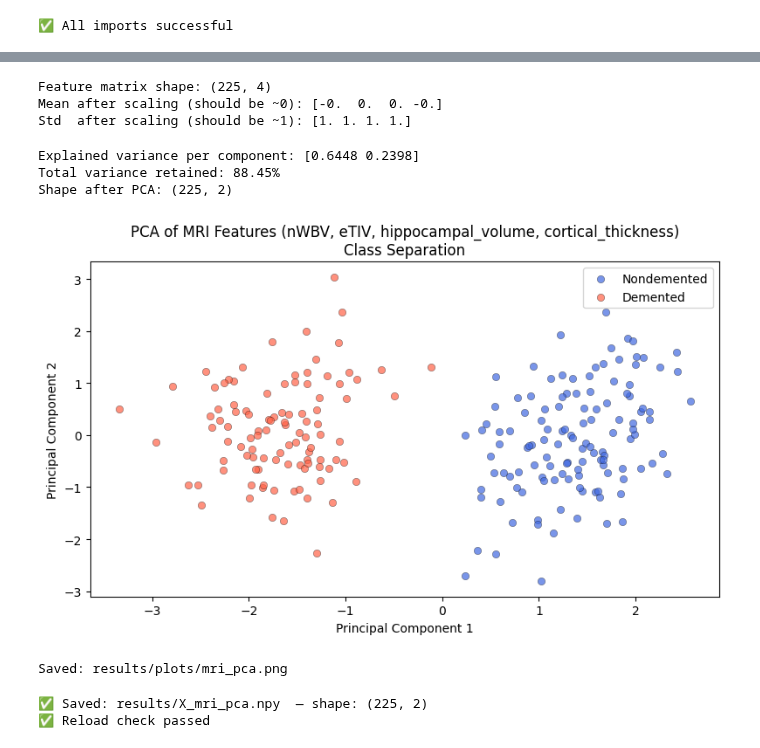
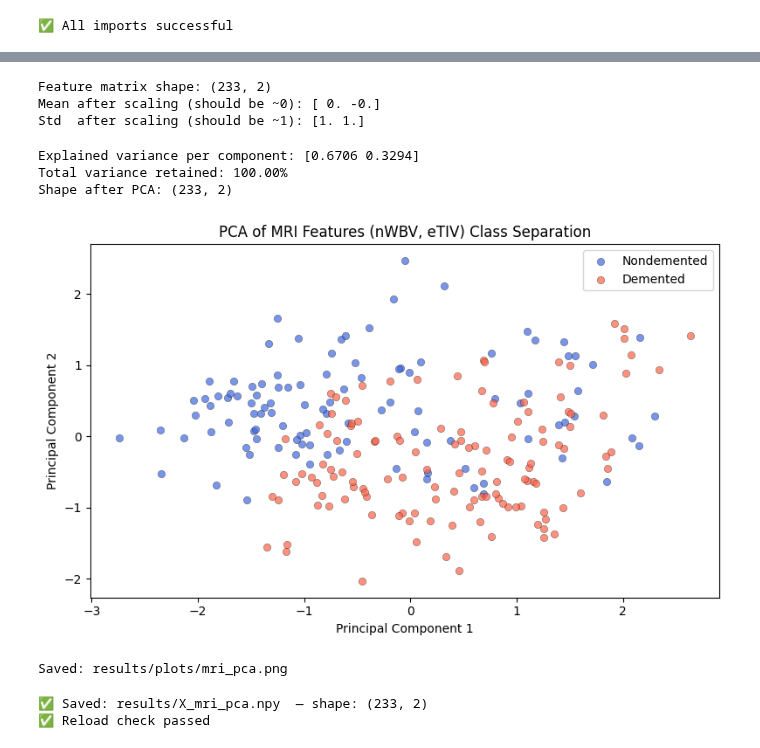
Before and after one commit to Prakshi16/demetia_qvsm, a Jupyter notebook: mri_qsvm.ipynb, the cells around one changed output, grey strips where cells are left out. Cells and saved outputs as stored; diff of their text form; code cells hidden in the pictures.

```diff
--- a/mri_qsvm.ipynb
+++ b/mri_qsvm.ipynb
@@ -35,5 +37,8 @@ Columns: ['Subject_ID', 'CDR', 'MMSE', 'ASF', 'EDUC', 'SES', 'nWBV', 'eTIV', 'hi
 # %%
-MRI_FEATURES = ['nWBV', 'eTIV', 'hippocampal_volume', 'cortical_thickness']
+# hippocampal_volume/cortical_thickness retired -- not present in OASIS tabular data,
+# they were synthetic-only estimates. Real tabular MRI block is nWBV + eTIV (Phase 2
+# will replace these two with a learned 3D-CNN embedding; see real_dataset_setup.md).
+MRI_FEATURES = ['nWBV', 'eTIV']
 
 print("=== MRI FEATURE OVERVIEW ===")
 print(df[MRI_FEATURES].describe().round(3))
@@ -95,38 +100,37 @@ print(f"Feature matrix shape: {X_scaled.shape}")
 print(f"Mean after scaling (should be ~0): {X_scaled.mean(axis=0).round(4)}")
 print(f"Std  after scaling (should be ~1): {X_scaled.std(axis=0).round(4)}")
 # %% [output]
-Feature matrix shape: (225, 4)
-Mean after scaling (should be ~0): [-0.  0.  0. -0.]
-Std  after scaling (should be ~1): [1. 1. 1. 1.]
+Feature matrix shape: (233, 2)
+Mean after scaling (should be ~0): [ 0. -0.]
+Std  after scaling (should be ~1): [1. 1.]
 # %%
-# Reduce 4 MRI features → 2 principal components
-# With 4 input features, PCA(2) captures the most important variance directions
-# (brain volume + thickness tend to be correlated, so PC1 captures overall atrophy)
+# Reduce 2 MRI features -> 2 principal components (PCA(2) on 2 raw features is a
+# lossless rotation -- kept for pipeline symmetry with the clinical/speech blocks).
 pca = PCA(n_components=2, random_state=42)
 X_pca = pca.fit_transform(X_scaled)
 
 print(f"Explained variance per component: {pca.explained_variance_ratio_.round(4)}")
 print(f"Total variance retained: {pca.explained_variance_ratio_.sum():.2%}")
-print(f"Shape after PCA: {X_pca.shape}")   # should be (225, 2)
+print(f"Shape after PCA: {X_pca.shape}")   # should be (N, 2), N = real assembled row count
 
 plt.figure(figsize=(8, 5))
 plt.scatter(X_pca[y==0, 0], X_pca[y==0, 1],
             c='royalblue', label='Nondemented', alpha=0.7, edgecolors='k', linewidths=0.3)
 plt.scatter(X_pca[y==1, 0], X_pca[y==1, 1],
             c='tomato', label='Demented', alpha=0.7, edgecolors='k', linewidths=0.3)
 plt.xlabel('Principal Component 1')
 plt.ylabel('Principal Component 2')
-plt.title('PCA of MRI Features (nWBV, eTIV, hippocampal_volume, cortical_thickness)\nClass Separation')
+plt.title('PCA of MRI Features (nWBV, eTIV) Class Separation')
 plt.legend()
 plt.tight_layout()
 plt.savefig('results/plots/mri_pca.png', dpi=150)
 plt.show()
 print("Saved: results/plots/mri_pca.png")
 # %% [output]
-Explained variance per component: [0.6448 0.2398]
-Total variance retained: 88.45%
-Shape after PCA: (225, 2)
+Explained variance per component: [0.6706 0.3294]
+Total variance retained: 100.00%
+Shape after PCA: (233, 2)
-[figure, old version]
+[figure, new version]
 Saved: results/plots/mri_pca.png
 # %%
 np.save('results/X_mri_pca.npy', X_pca)
@@ -134,8 +138,8 @@ np.save('results/X_mri_pca.npy', X_pca)
 print(f"✅ Saved: results/X_mri_pca.npy  — shape: {X_pca.shape}")
 
 check = np.load('results/X_mri_pca.npy')
-assert check.shape == (225, 2), f"Wrong shape: {check.shape}"
+assert check.shape[1] == 2, f"Wrong shape: {check.shape}"
 print("✅ Reload check passed")
 # %% [output]
-✅ Saved: results/X_mri_pca.npy  — shape: (225, 2)
+✅ Saved: results/X_mri_pca.npy  — shape: (233, 2)
 ✅ Reload check passed
```
Also changed, not shown: parts of 3 cells of this notebook, 5 other files.
